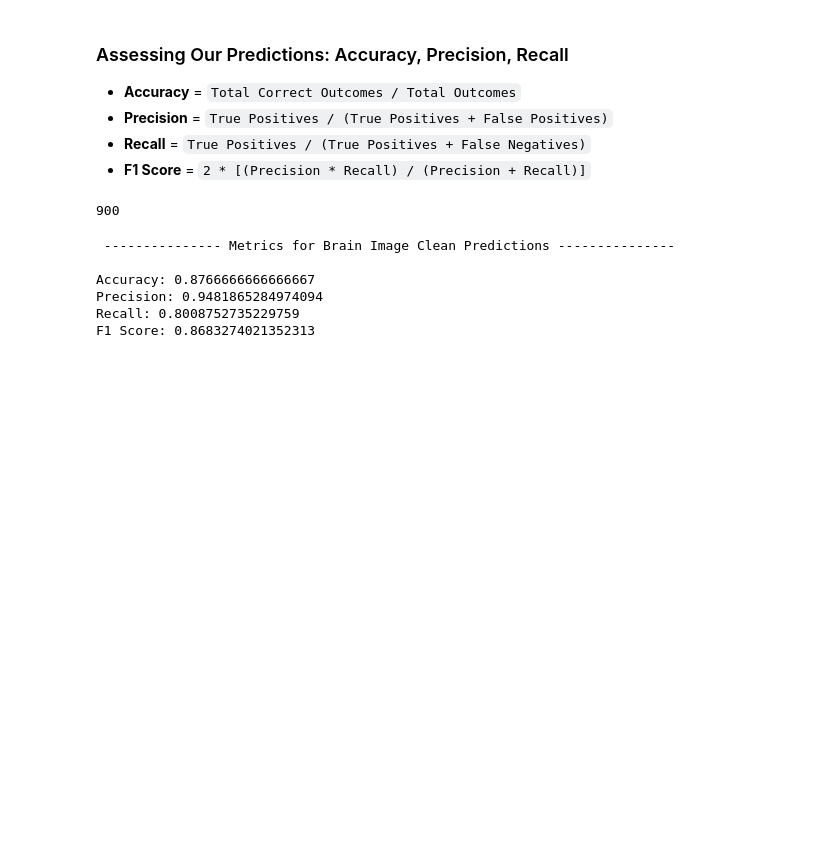
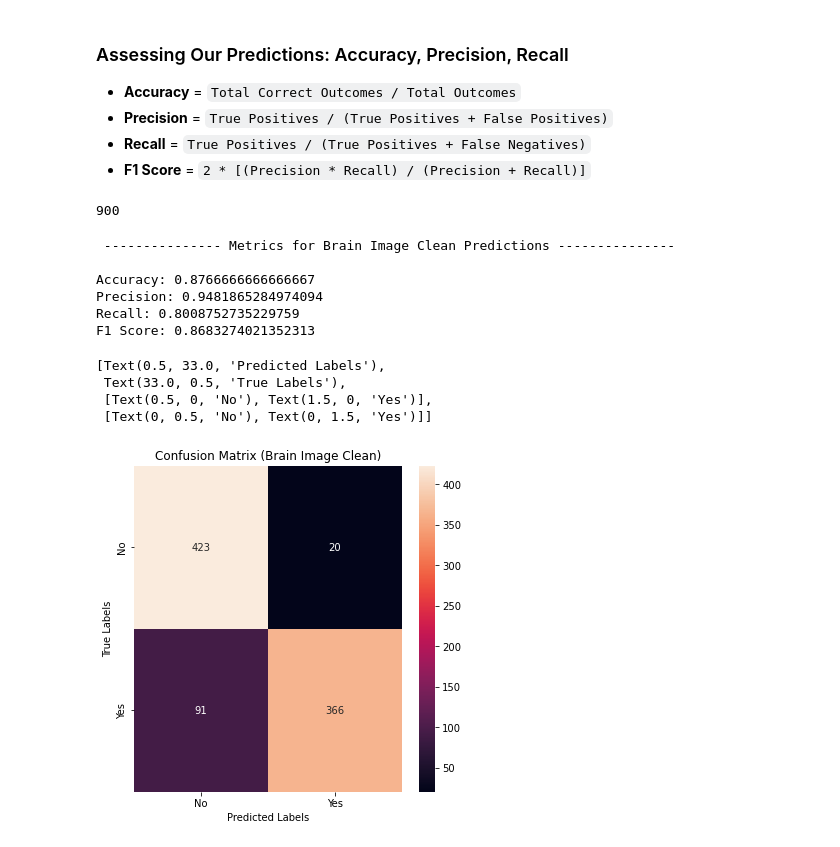
Before and after one commit to JustinBui/Brain-Tumor-MRI-Recognition, a Jupyter notebook: Brain Tumor Classification Notebook.ipynb, the cells around one changed output. Saved outputs shown, nothing was run; the diff lists cells and outputs as text; code cells hidden in the pictures; blank space fills up the shorter version.

Commit message:
Added a heatmap to Brain Image Clean metrics

```diff
--- a/Brain Tumor Classification Notebook.ipynb
+++ b/Brain Tumor Classification Notebook.ipynb
@@ -393,3 +393,19 @@ Accuracy: 0.8766666666666667
 Precision: 0.9481865284974094
 Recall: 0.8008752735229759
 F1 Score: 0.8683274021352313
+# %%
+plt.figure(figsize = (6,6))
+plt.title("Confusion Matrix (Brain Image Clean)")
+plt.ylabel('True label')
+plt.xlabel('Predicted label')
+
+s2 = sns.heatmap(np.array([[true_negatives, false_positives], [false_negatives, true_positives]]),
+                annot=True,
+                 fmt='g')
+s2.set(xlabel='Predicted Labels', ylabel='True Labels',  xticklabels=["No", "Yes"],  yticklabels=["No", "Yes"])
+# %% [output]
+[Text(0.5, 33.0, 'Predicted Labels'),
+ Text(33.0, 0.5, 'True Labels'),
+ [Text(0.5, 0, 'No'), Text(1.5, 0, 'Yes')],
+ [Text(0, 0.5, 'No'), Text(0, 1.5, 'Yes')]]
+[figure, added]
```
